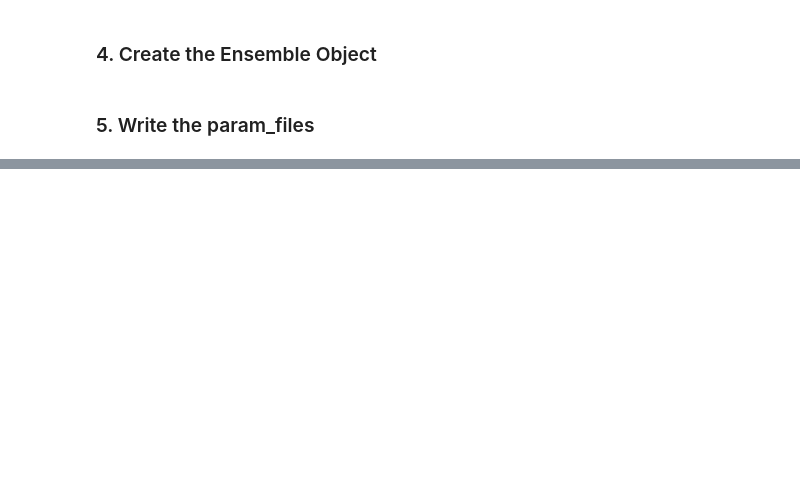
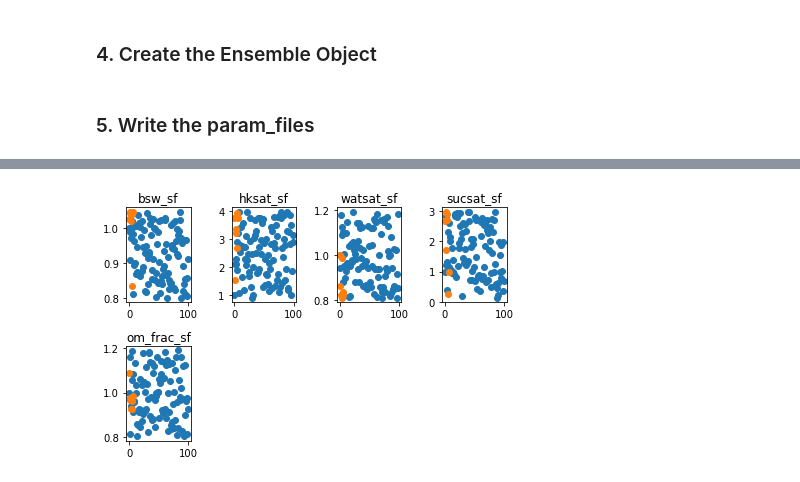
Before and after one commit to NCAR/ctsm6_ppe, a Jupyter notebook: gen_ensembles/gen_paramfiles/generate_paramfiles_lhc.ipynb, the cells around one changed output, grey strips where cells are left out. Cells and saved outputs as stored; diff of their text form; code cells hidden in the pictures; blank space fills up the shorter version.

```diff
--- a/gen_ensembles/gen_paramfiles/generate_paramfiles_lhc.ipynb
+++ b/gen_ensembles/gen_paramfiles/generate_paramfiles_lhc.ipynb
@@ -142,0 +134,29 @@ Change: 2023-04-19 14:51:40.496293794 -0600
+# %%
+crashers = [40,85,1166,1286,1323,236,1389]
+files = [filelist[i] for i in crashers]
+params = ['bsw_sf','hksat_sf','watsat_sf','sucsat_sf','om_frac_sf']
+# %%
+check = np.empty([100,5])
+for j,f in enumerate(range(100)):
+    par = xr.open_dataset(filelist[f])
+    for i,p in enumerate(params):
+        val = par[p]
+        check[j,i] = val
+# %%
+crash = np.empty([7,5])
+for j,f in enumerate([40,85,1166,1286,1323,236,1389]):
+    par = xr.open_dataset(filelist[f])
+    for i,p in enumerate(params):
+        val = par[p]
+        crash[j,i] = val
+# %%
+df_check = pd.DataFrame(check,columns=params)
+df_crash = pd.DataFrame(crash,columns=params)
+for i,p in enumerate(params):
+    plt.subplot(2,4,i+1)
+    plt.scatter(range(100),df_check[p])
+    plt.scatter(range(7),df_crash[p])
+    plt.title(p)
+plt.tight_layout()
+# %% [output]
+[figure, added]
```
Also changed, not shown: parts of 23 cells of this notebook, 20 other files.
